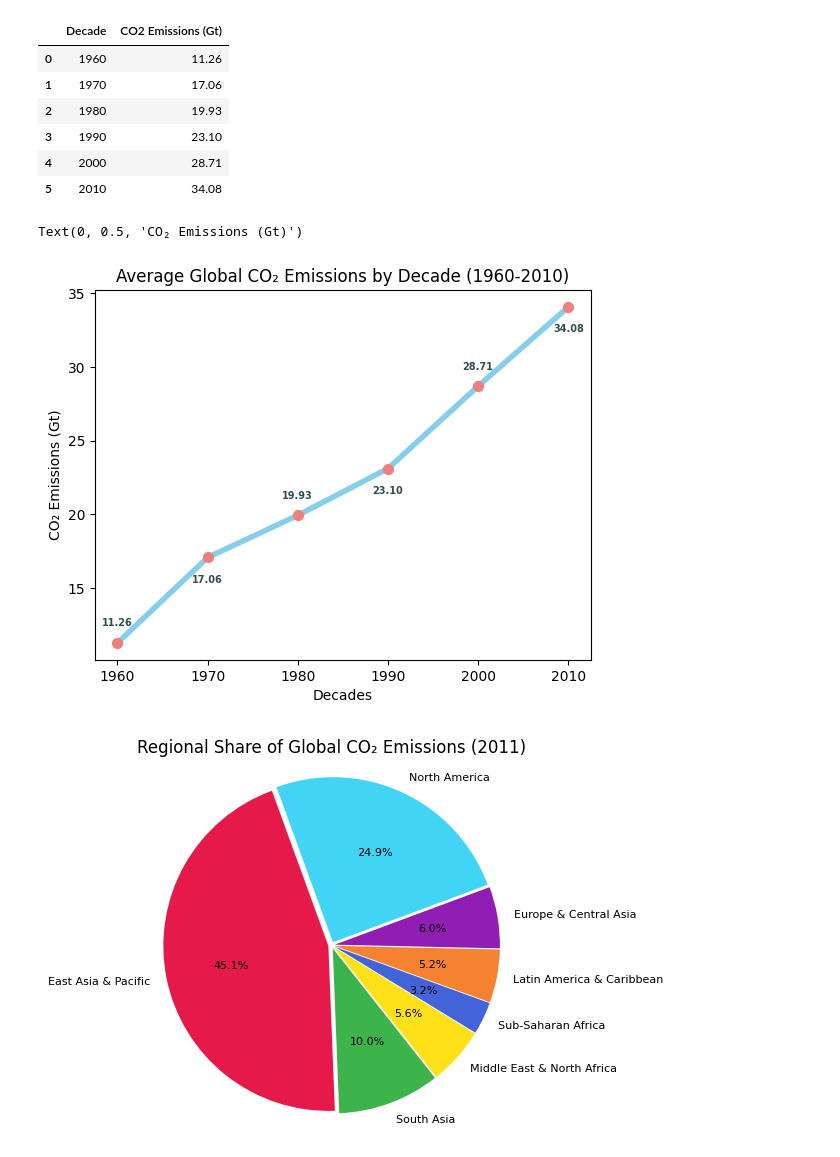
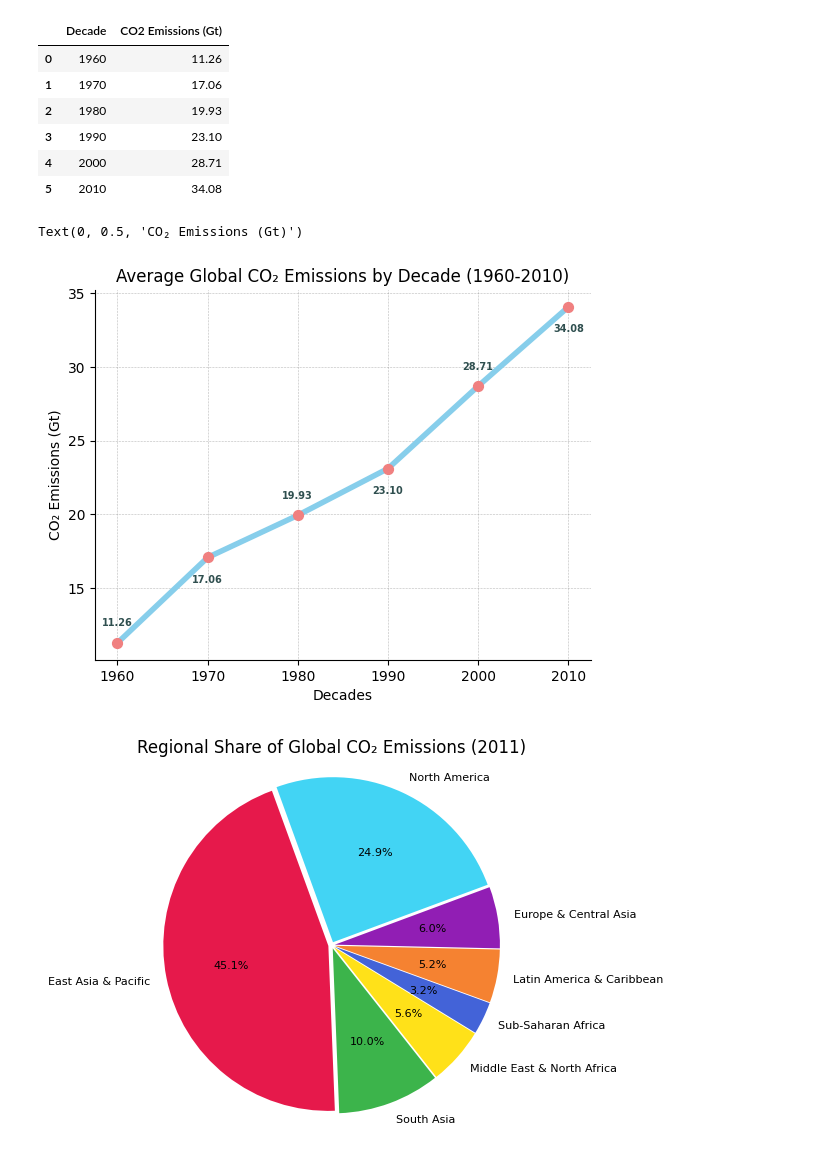
Before and after one commit to sanaullah525/Global-CO2-Emissions-Data-Analysis-Project, a Jupyter notebook: datapr.ipynb, the cells around one changed output. Cells and saved outputs as stored; diff of their text form; code cells hidden in the pictures.

Commit message:
Adding grid and removing unnecessary spines in the trendline.

```diff
--- a/datapr.ipynb
+++ b/datapr.ipynb
@@ -378,28 +378,32 @@ Average Global CO2 Emissions by Decade (1960-2010)
 # %%
 # Line chart for better Average Global CO2 Emissions by Decade (1960-2010)
 
 lc= decade_df.plot(x= "Decade", y= "CO2 Emissions (Gt)",
             color= "skyblue", linewidth=4, legend= False)
 lc.scatter(decade_df['Decade'], decade_df['CO2 Emissions (Gt)'],
            color= 'lightcoral', s=50, zorder=5)
 
 # Adding data labels with better positioning
 for i, row in decade_df.iterrows():
     # Alternate label position (above/below) to avoid crowding
     offset = 12 if i % 2 == 0 else -18
 
     lc.annotate(f"{row['CO2 Emissions (Gt)']:.2f}",
                 xy=(row['Decade'], row['CO2 Emissions (Gt)']),
                 xytext=(0, offset), textcoords='offset points',
                 ha='center', fontsize=7, color='darkslategrey',
                 fontweight='bold')
 
+lc.spines['top'].set_visible(False)
+lc.spines['right'].set_visible(False)
+
+plt.grid(color= 'gray', linestyle= ':', axis= 'both', linewidth= 0.4)
 plt.title("Average Global CO₂ Emissions by Decade (1960-2010)")
 plt.xlabel("Decades")
 plt.ylabel("CO₂ Emissions (Gt)")
 # %% [output]
 Text(0, 0.5, 'CO₂ Emissions (Gt)')
-[figure, old version]
+[figure, new version]
 # %%
 # Pie chart for Regional share of Global Emissions.
 
```
